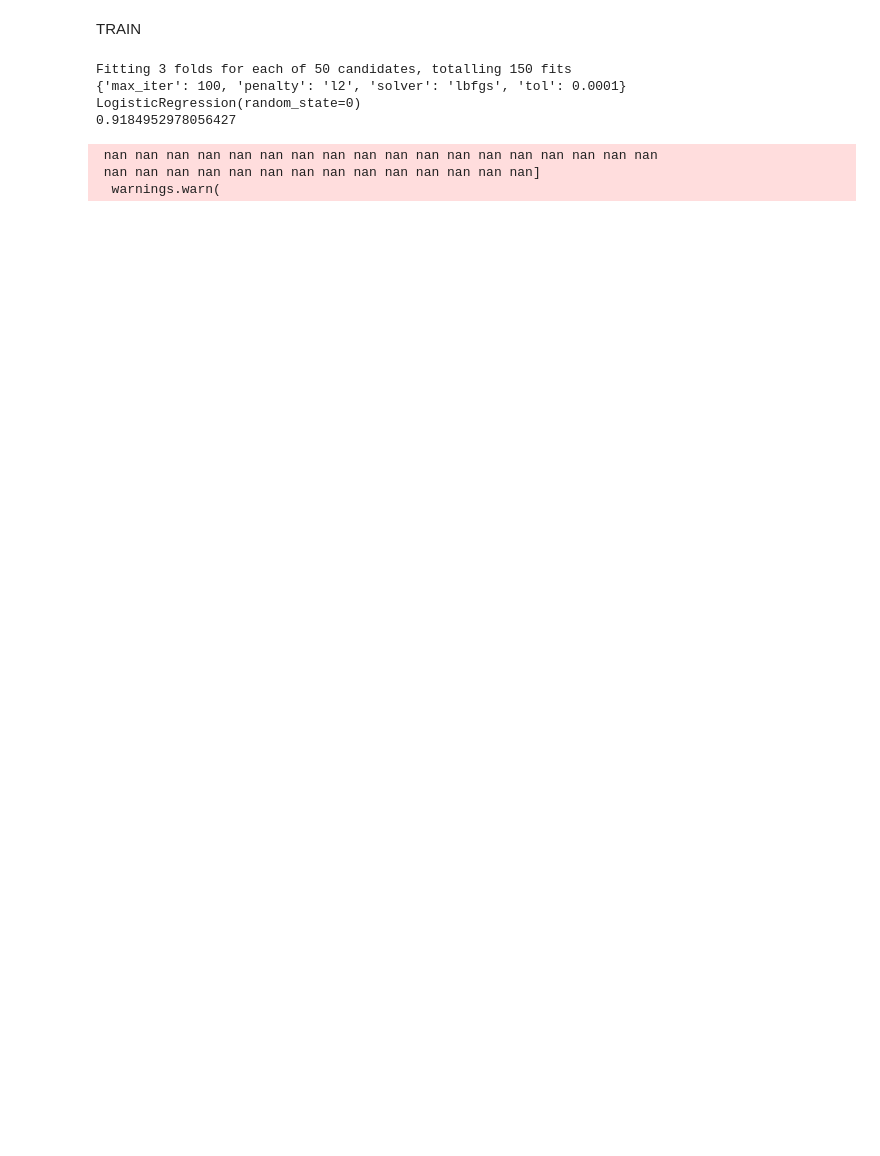
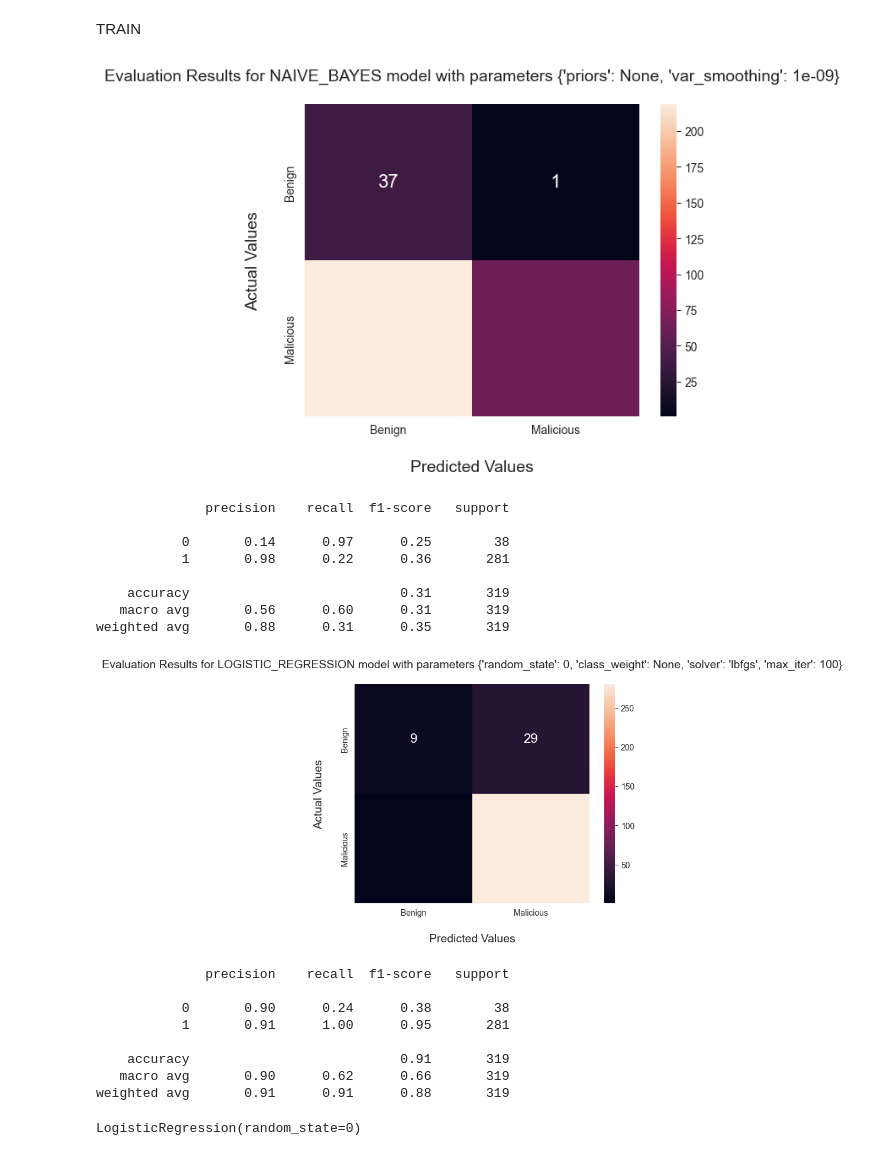
Before and after one commit to 57459N/DataProcesingLabs, a Jupyter notebook: lab1.ipynb, the cells around one changed output. Cells and saved outputs as stored; diff of their text form; code cells hidden in the pictures; blank space fills up the shorter version.

```diff
--- a/lab1.ipynb
+++ b/lab1.ipynb
@@ -135,33 +111,68 @@ df.drop(columns_to_dummy, axis=1, inplace=True)
 # %% [markdown]
 TRAIN
 # %%
-Y = df['Type'].to_numpy()
-X = df.drop(columns=['Type']).to_numpy()
-X_train, X_test, Y_train, Y_test = train_test_split(X, Y, test_size=0.2, random_state=0)
+Y = ready_data['Type'].to_numpy()
+X = ready_data.drop(columns=['Type']).to_numpy()
+X_train, X_test, Y_train, Y_test = train_test_split(X, Y, test_size=0.2, random_state=np.random.randint(100))
+# %%
+def plot_confusion_matrix_and_print_metrics(y_pred, y_true, model_params, model_name=""):
+    conf_matrix = confusion_matrix(y_true, y_pred)
+    ax = sns.heatmap(conf_matrix , annot=True, annot_kws={"size": 16}, fmt="d")
+    if model_name:
+        ax.set_title(f"Evaluation Results for {model_name} model with parameters {model_params}", fontsize=14, pad=20)
+    ax.set_xlabel("Predicted Values", fontsize=14, labelpad=20)
+    ax.xaxis.set_ticklabels(['Benign', 'Malicious'])
+    ax.set_ylabel("Actual Values", fontsize=14, labelpad=20)
+    ax.yaxis.set_ticklabels(['Benign', 'Malicious'])
+    plt.show()
+
+    print(classification_report(y_true, y_pred))
+
+def train_and_evaluate_model(model_name):
+    model_class, model_params = MODEL_CLASSES_AND_PARAMETERS[model_name]
+    model = model_class(**model_params)
+    model.fit(X_train, Y_train)
+    y_test_pred = model.predict(X_test)
+    plot_confusion_matrix_and_print_metrics(y_test_pred, Y_test, model_params, model_name)
+    print("\n"*5)
+# %%
+MODEL_CLASSES_AND_PARAMETERS = {
+    # https://scikit-learn.org/stable/modules/generated/sklearn.naive_bayes.GaussianNB.html
+    "NAIVE_BAYES": (GaussianNB,
+                    {"priors": None, "var_smoothing": 1e-09}),
+
+    # https://scikit-learn.org/stable/modules/generated/sklearn.linear_model.LogisticRegression.html
+    "LOGISTIC_REGRESSION": (LogisticRegression,
+                            {"random_state": 0, "class_weight": None, "solver": "lbfgs", "max_iter": 100}),
+}
+# %%
+for model_name in MODEL_CLASSES_AND_PARAMETERS:
+    train_and_evaluate_model(model_name)
+# %% [output]
+[figure, added]
+              precision    recall  f1-score   support
+
+           0       0.14      0.97      0.25        38
+           1       0.98      0.22      0.36       281
+
+    accuracy                           0.31       319
+   macro avg       0.56      0.60      0.31       319
+weighted avg       0.88      0.31      0.35       319
+[figure, added]
+              precision    recall  f1-score   support
+
+           0       0.90      0.24      0.38        38
+           1       0.91      1.00      0.95       281
+
+    accuracy                           0.91       319
+   macro avg       0.90      0.62      0.66       319
+weighted avg       0.91      0.91      0.88       319
 # %%
 clf = LogisticRegression(random_state=0)
-params = {
-    'solver':  ['lbfgs', 'newton-cg', 'newton-cholesky', 'sag', 'saga'],
-    'penalty' : ['l2', None],
-    'max_iter': range(100, 150, 10),
-    'tol' : [1e-4],
-}
-logreg_grid_search = GridSearchCV(clf, params, cv=3, n_jobs=-1, verbose=1, scoring=precision_score)
-logreg_grid_search.fit(X_train, Y_train)
 
-best_found_clf = LogisticRegression(random_state=0, solver='liblinear', penalty='l1')
+best_found_clf = LogisticRegression(random_state=0, solver='lbfgs', penalty='l2')
 best_found_clf.fit(X_train, Y_train)
-
-print(logreg_grid_search.best_params_)
-print(logreg_grid_search.best_estimator_)
-print(logreg_grid_search.best_estimator_.score(X_test, Y_test))
 # %% [output]
-Fitting 3 folds for each of 50 candidates, totalling 150 fits
-{'max_iter': 100, 'penalty': 'l2', 'solver': 'lbfgs', 'tol': 0.0001}
 LogisticRegression(random_state=0)
-0.9184952978056427
- nan nan nan nan nan nan nan nan nan nan nan nan nan nan nan nan nan nan
- nan nan nan nan nan nan nan nan nan nan nan nan nan nan]
-  warnings.warn(
 # %%
 
```
Also changed, not shown: parts of 12 cells of this notebook.
